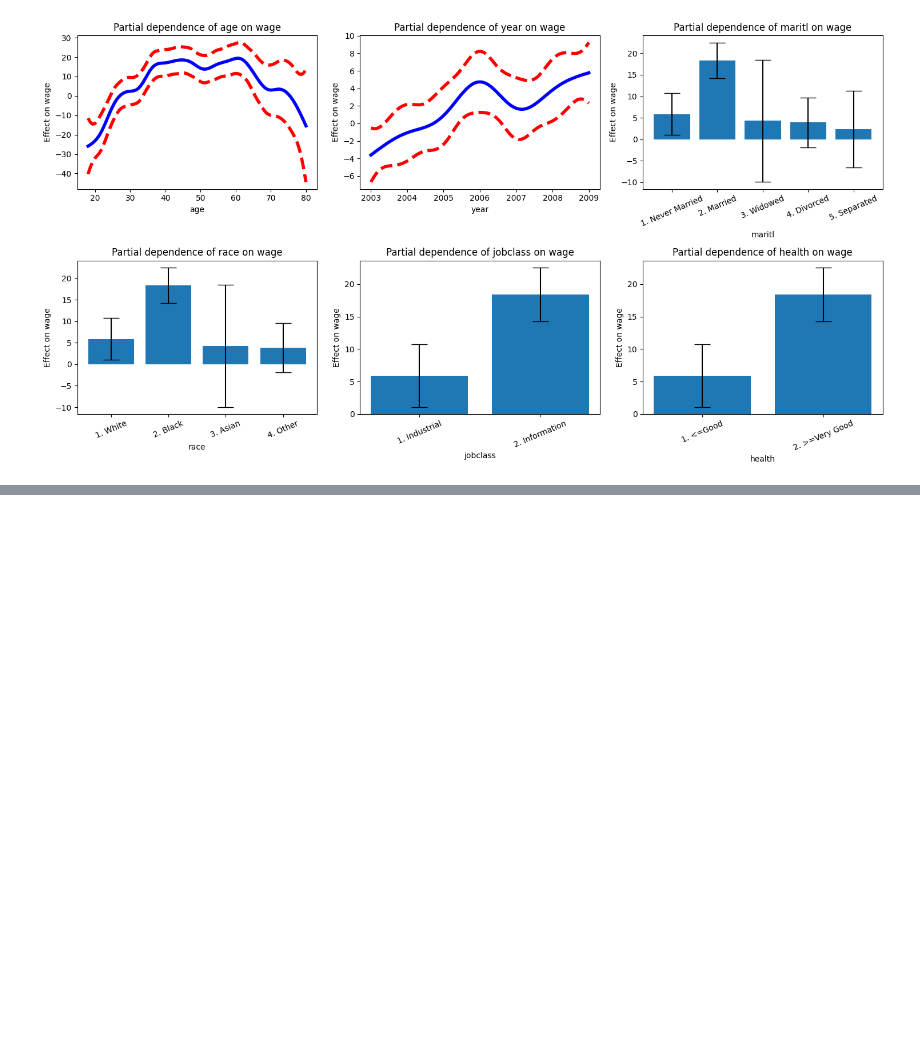
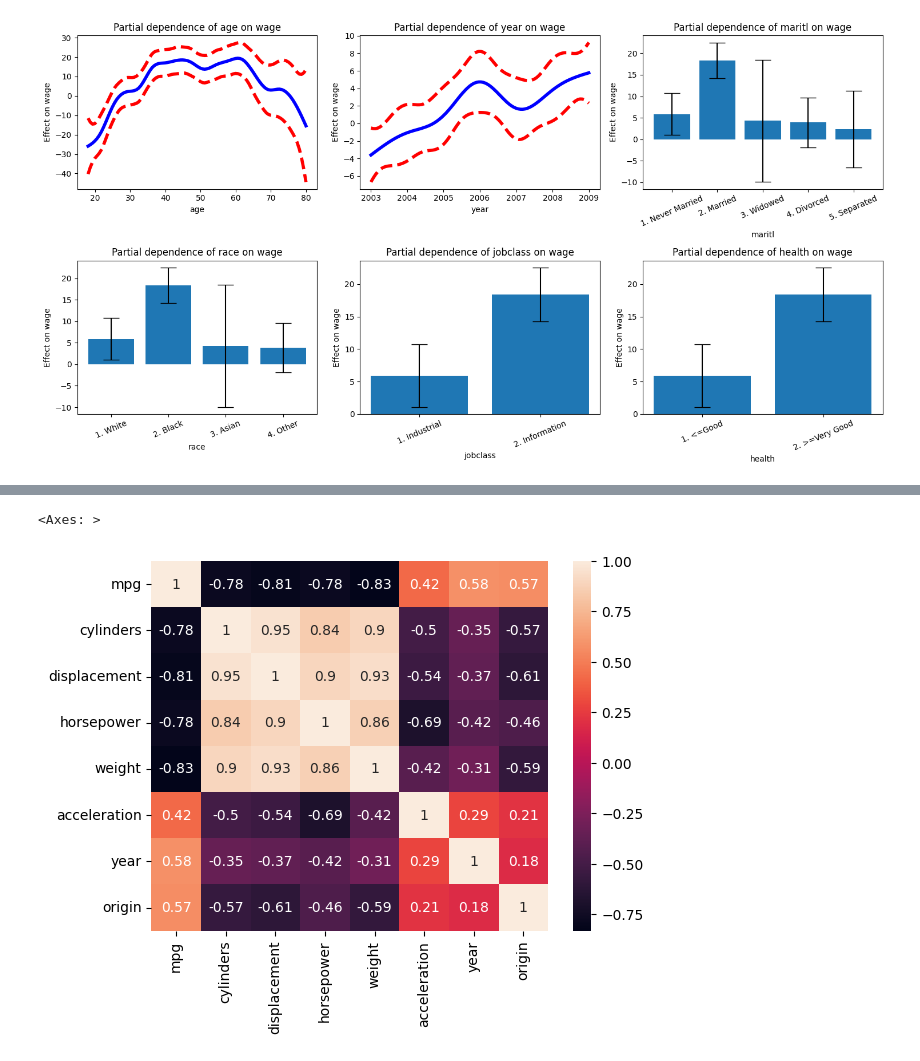
Before and after one commit to chuancao26/islp, a Jupyter notebook: nonLinearExercices.ipynb, the cells around one changed output, grey strips where cells are left out. Drawn from its saved outputs; the diff is of its cells as text; code cells hidden in the pictures; blank space fills up the shorter version.

```diff
--- a/nonLinearExercices.ipynb
+++ b/nonLinearExercices.ipynb
@@ -690,0 +698,3 @@ plot_gam_terms(gam_maritl, cols, wage, 'wage')
+# %%
+auto = load_data("Auto")
+auto.head()
@@ -690,0 +734,5 @@ plot_gam_terms(gam_maritl, cols, wage, 'wage')
+# %%
+sns.heatmap(auto.corr(), annot=True)
+# %% [output]
+<Axes: >
+[figure, added]
```
Also changed, not shown: parts of 16 cells of this notebook.
